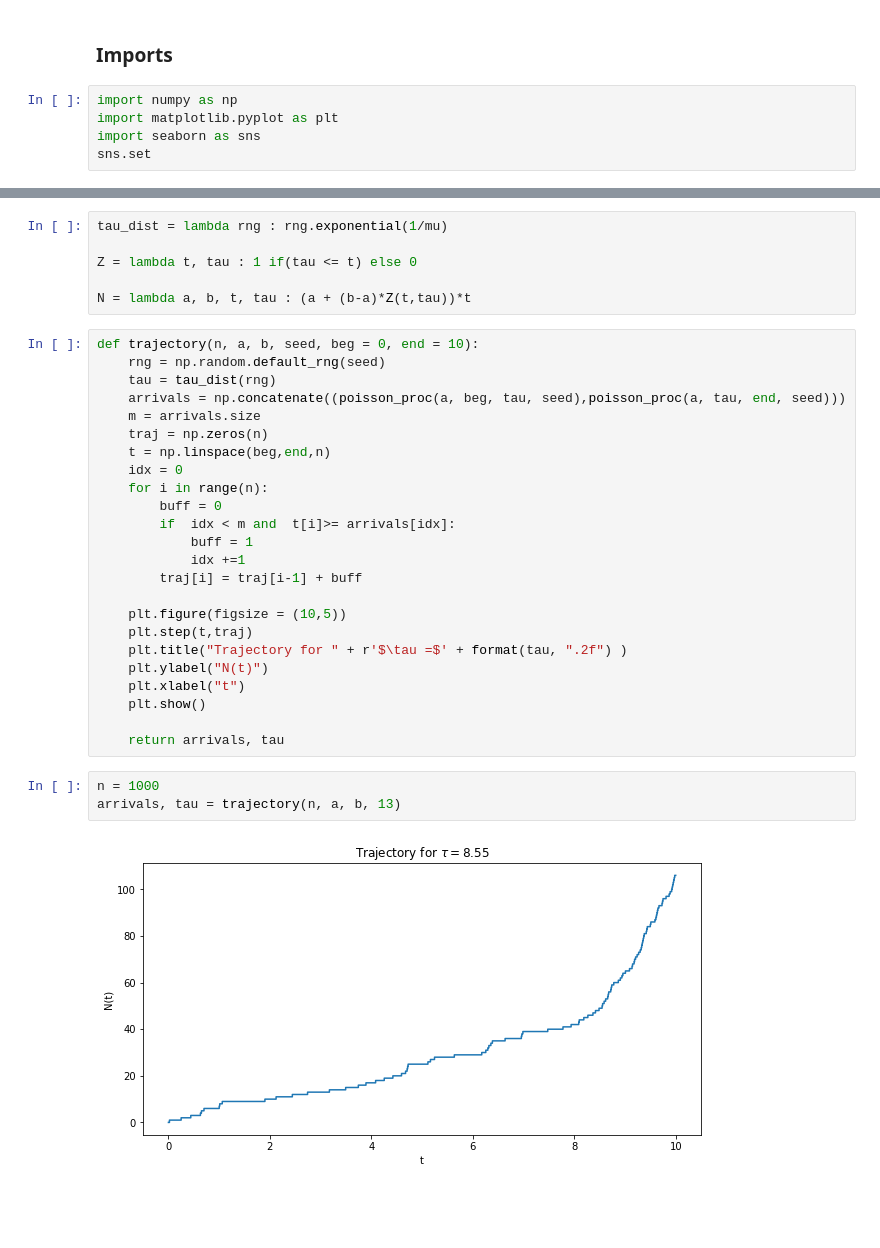
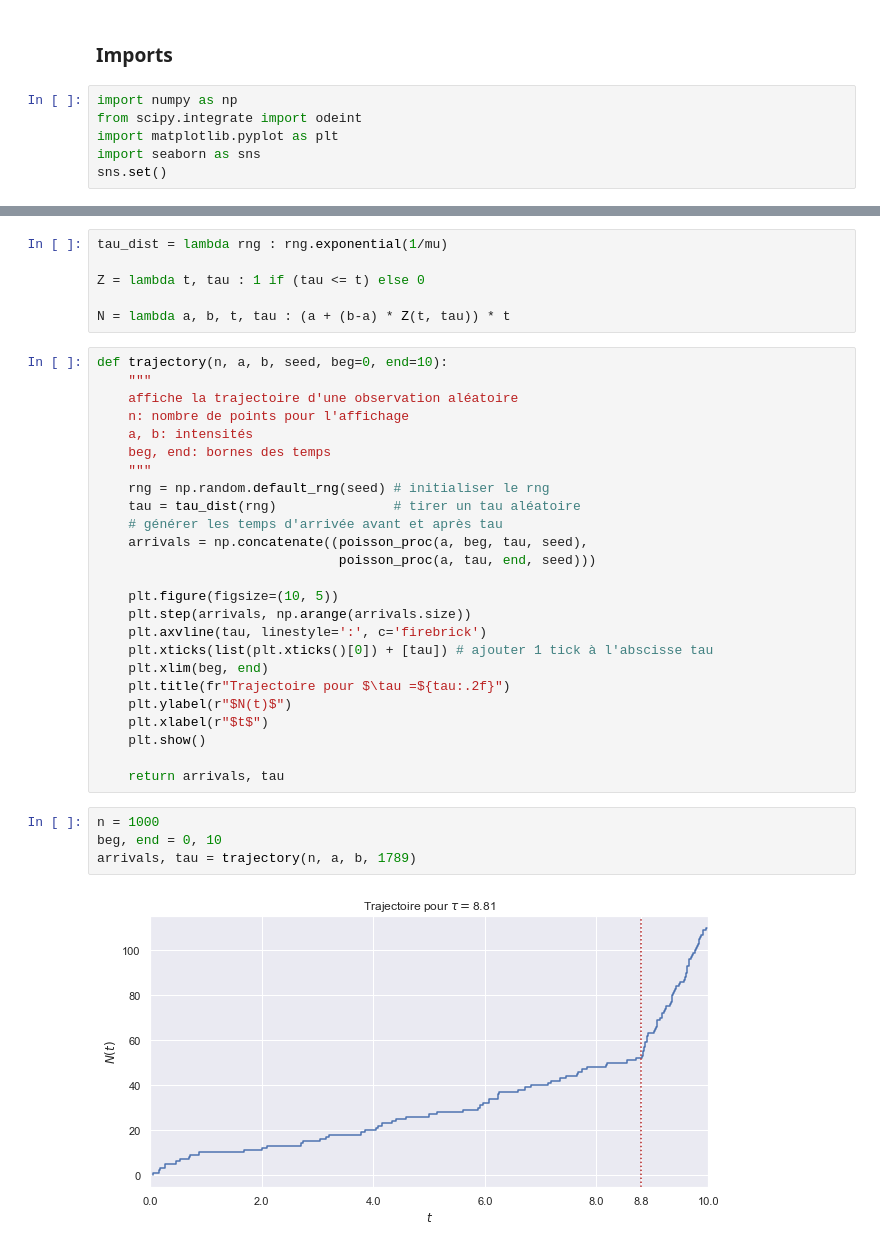
Before and after one commit to littlebuzzybee/MACS207b-Projet, a Jupyter notebook: MACS207b_Personnaz_Ly.ipynb, the cells around one changed output, grey strips where cells are left out. Cells and saved outputs as stored; diff of their text form; blank space fills up the shorter version.

```diff
--- a/MACS207b_Personnaz_Ly.ipynb
+++ b/MACS207b_Personnaz_Ly.ipynb
@@ -36,6 +43,7 @@ $$
 ### Imports
 # %%
 import numpy as np
+from scipy.integrate import odeint
 import matplotlib.pyplot as plt
 import seaborn as sns
-sns.set
+sns.set()
@@ -58,35 +69,37 @@ def poisson_proc(u, beg, T, seed):
 # %%
 tau_dist = lambda rng : rng.exponential(1/mu)
 
-Z = lambda t, tau : 1 if(tau <= t) else 0
+Z = lambda t, tau : 1 if (tau <= t) else 0
 
-N = lambda a, b, t, tau : (a + (b-a)*Z(t,tau))*t
+N = lambda a, b, t, tau : (a + (b-a) * Z(t, tau)) * t
 # %%
-def trajectory(n, a, b, seed, beg = 0, end = 10):
-    rng = np.random.default_rng(seed)
-    tau = tau_dist(rng)
-    arrivals = np.concatenate((poisson_proc(a, beg, tau, seed),poisson_proc(a, tau, end, seed)))
-    m = arrivals.size
-    traj = np.zeros(n)
-    t = np.linspace(beg,end,n)
-    idx = 0
-    for i in range(n):
-        buff = 0
-        if  idx < m and  t[i]>= arrivals[idx]:
-            buff = 1
-            idx +=1
-        traj[i] = traj[i-1] + buff
+def trajectory(n, a, b, seed, beg=0, end=10):
+    """
+    affiche la trajectoire d'une observation aléatoire
+    n: nombre de points pour l'affichage
+    a, b: intensités
+    beg, end: bornes des temps
+    """
+    rng = np.random.default_rng(seed) # initialiser le rng
+    tau = tau_dist(rng)               # tirer un tau aléatoire
+    # générer les temps d'arrivée avant et après tau
+    arrivals = np.concatenate((poisson_proc(a, beg, tau, seed),
+                               poisson_proc(a, tau, end, seed)))
 
-    plt.figure(figsize = (10,5))
-    plt.step(t,traj)
-    plt.title("Trajectory for " + r'$\tau =$' + format(tau, ".2f") )
-    plt.ylabel("N(t)")
-    plt.xlabel("t")
+    plt.figure(figsize=(10, 5))
+    plt.step(arrivals, np.arange(arrivals.size))
+    plt.axvline(tau, linestyle=':', c='firebrick')
+    plt.xticks(list(plt.xticks()[0]) + [tau]) # ajouter 1 tick à l'abscisse tau
+    plt.xlim(beg, end)
+    plt.title(fr"Trajectoire pour $\tau =${tau:.2f}")
+    plt.ylabel(r"$N(t)$")
+    plt.xlabel(r"$t$")
     plt.show()
 
     return arrivals, tau
 # %%
 n = 1000
-arrivals, tau = trajectory(n, a, b, 13)
+beg, end = 0, 10
+arrivals, tau = trajectory(n, a, b, 1789)
 # %% [output]
-[figure, old version]
+[figure, new version]
```
Also changed, not shown: parts of 19 cells of this notebook.
